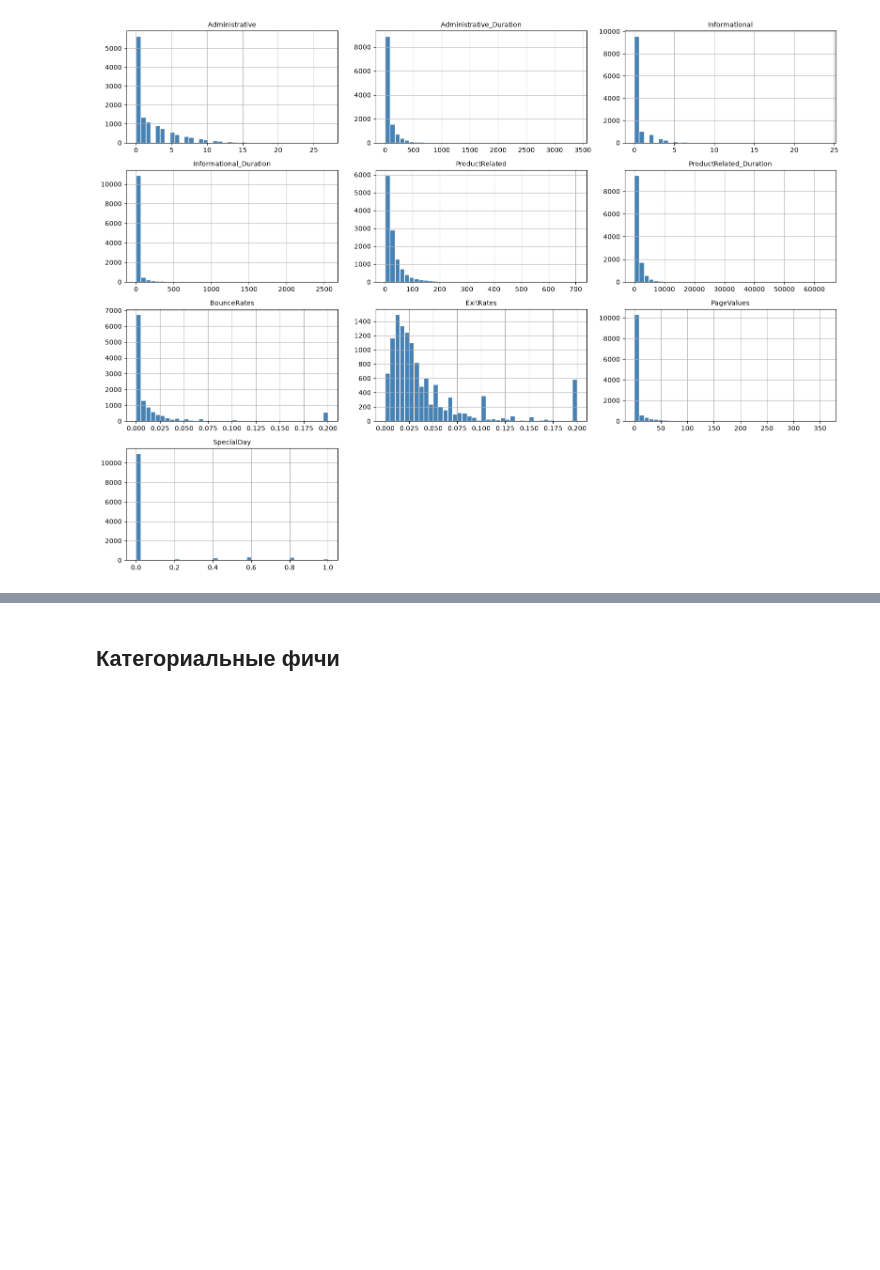
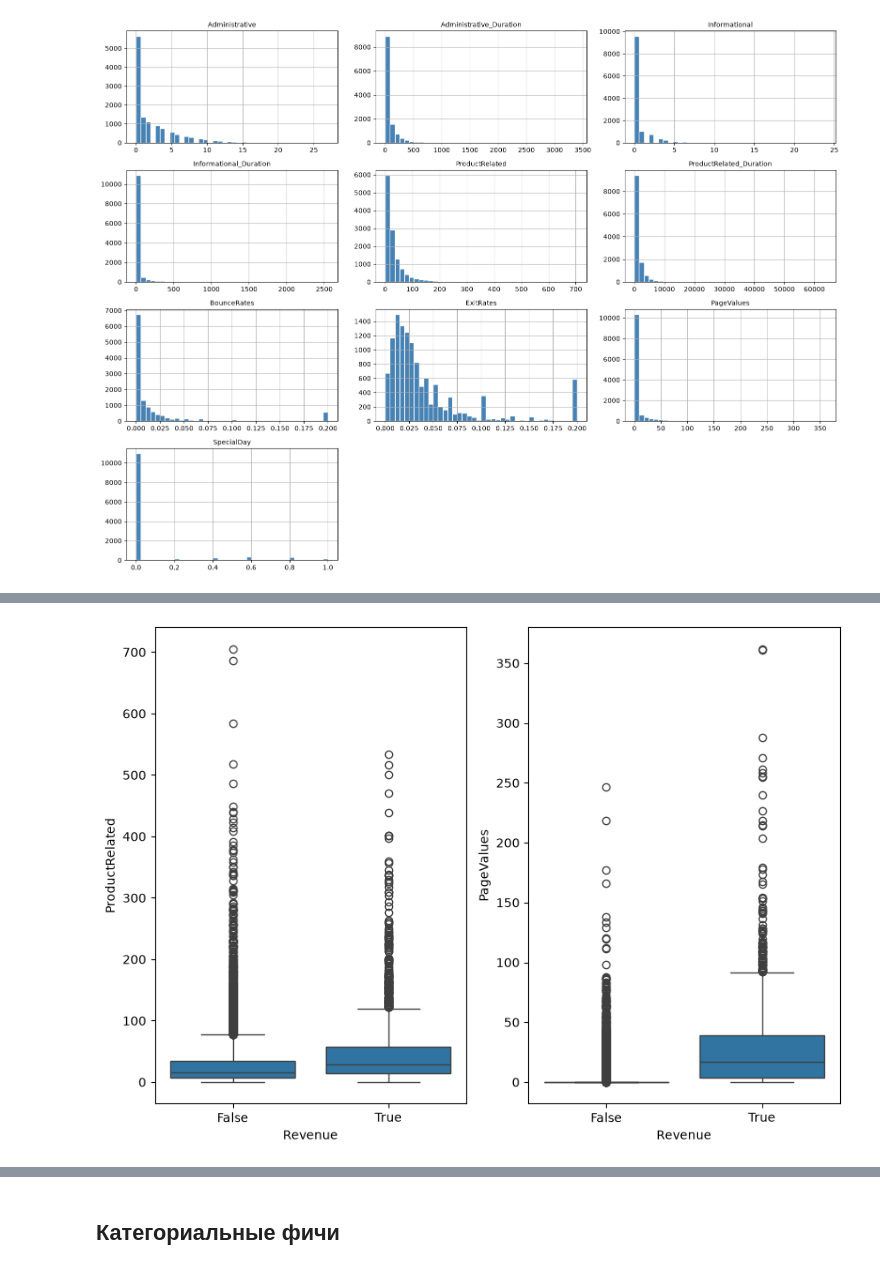
Before and after one commit to rofeleo/ml_hw, a Jupyter notebook: research.ipynb, the cells around one changed output, grey strips where cells are left out. Saved outputs shown, nothing was run; the diff lists cells and outputs as text; code cells hidden in the pictures; blank space fills up the shorter version.

```diff
--- a/research.ipynb
+++ b/research.ipynb
@@ -198 +213,10 @@ for i in features:
+# %%
+fig, ax = plt.subplots(1, 2, figsize=(10, 7))
+
+sns.boxplot(df, x=target_feature, y='ProductRelated', ax=ax[0])
+sns.boxplot(df, x=target_feature, y='PageValues', ax=ax[1])
+
+plt.show()
+# %% [output]
+[figure, added]
 # %%
```
Also changed, not shown: parts of 35 cells of this notebook.
